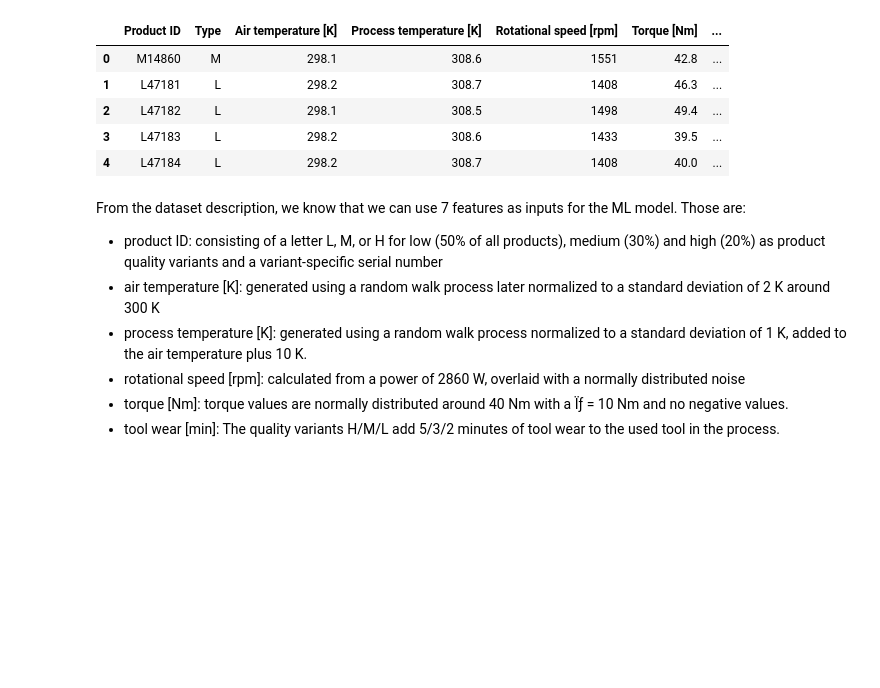
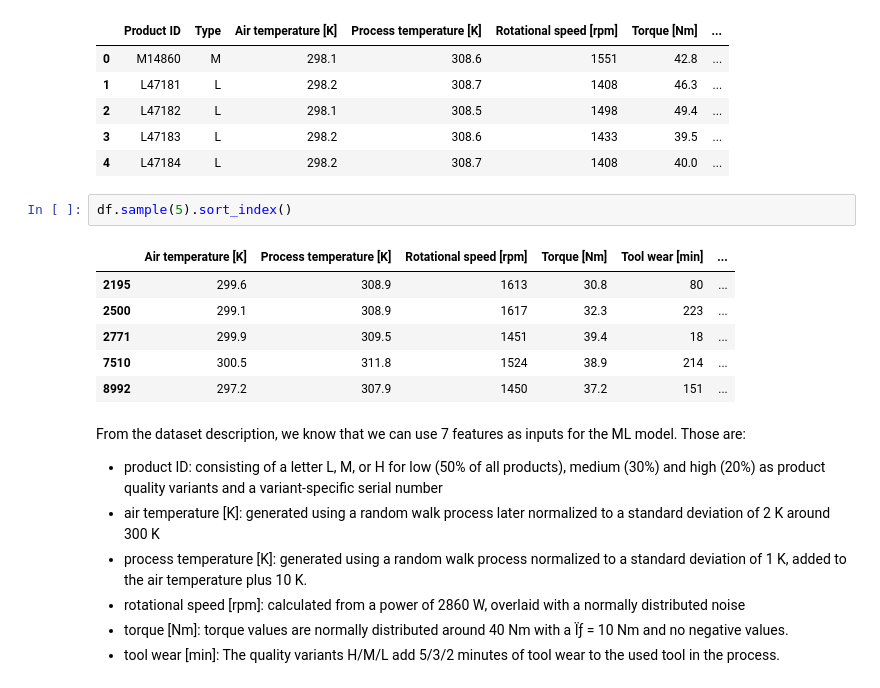
Before and after one commit to hfrechen/predictive_maintenance, a Jupyter notebook: notebooks/EDA.ipynb, the cells around one changed output. Saved outputs shown, nothing was run; the diff lists cells and outputs as text; blank space fills up the shorter version.

```diff
--- a/notebooks/EDA.ipynb
+++ b/notebooks/EDA.ipynb
@@ -33,6 +33,15 @@ df.head()
 | 2 | L47182 | L | 298.1 | 308.5 | 1498 | 49.4 | ... |
 | 3 | L47183 | L | 298.2 | 308.6 | 1433 | 39.5 | ... |
 | 4 | L47184 | L | 298.2 | 308.7 | 1408 | 40.0 | ... |
+# %%
+df.sample(5).sort_index()
+# %% [output]
+|  | Air temperature [K] | Process temperature [K] | Rotational speed [rpm] | Torque [Nm] | Tool wear [min] | ... |
+| 2195 | 299.6 | 308.9 | 1613 | 30.8 | 80 | ... |
+| 2500 | 299.1 | 308.9 | 1617 | 32.3 | 223 | ... |
+| 2771 | 299.9 | 309.5 | 1451 | 39.4 | 18 | ... |
+| 7510 | 300.5 | 311.8 | 1524 | 38.9 | 214 | ... |
+| 8992 | 297.2 | 307.9 | 1450 | 37.2 | 151 | ... |
 # %% [markdown]
 From the dataset description, we know that we can use 7 features as inputs for the ML model. Those are:
 - product ID: consisting of a letter L, M, or H for low (50% of all products), medium (30%) and high (20%) as product quality variants and a variant-specific serial number
```
Also changed, not shown: parts of 4 cells of this notebook.
